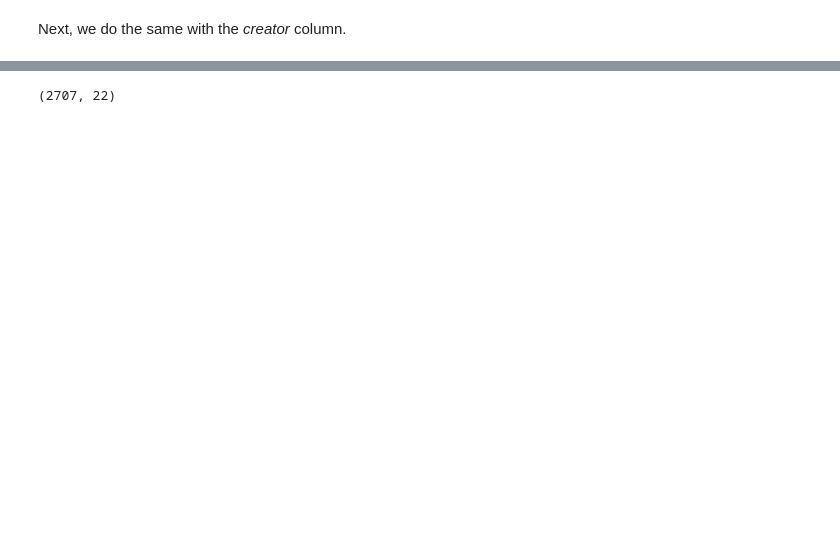
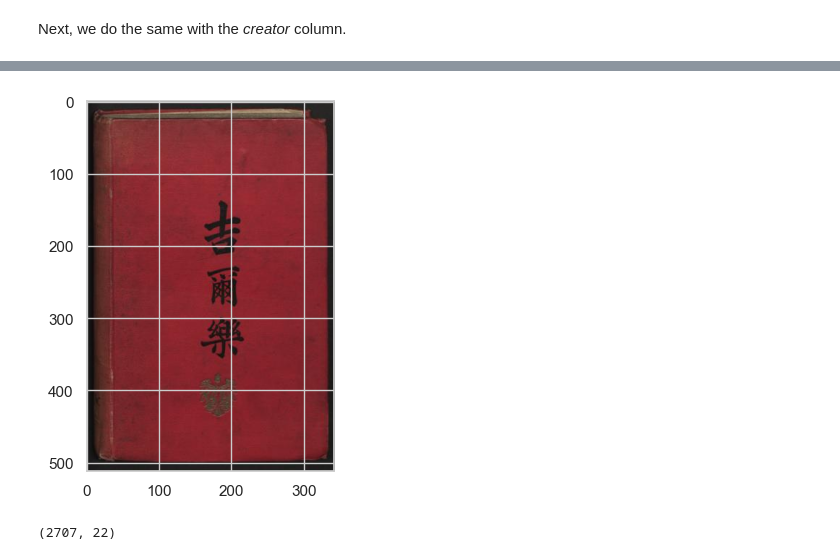
Before and after one commit to elektrobohemian/SBBrowse2018, a Jupyter notebook: DataProcessing.ipynb, the cells around one changed output, grey strips where cells are left out. Cells and saved outputs as stored; diff of their text form; code cells hidden in the pictures; blank space fills up the shorter version.

```diff
--- a/DataProcessing.ipynb
+++ b/DataProcessing.ipynb
@@ -2534,3 +2568,14 @@ df4[df4.PPN=="PPN57346250X"]
+# %%
+# get a sample title page
+d5=df4[df4.PPN=="PPN61012823X"]
+sampleTitlePage=d5['titleImage'].loc[d5.index[0]]
+
+# plot the image
+img = mpimg.imread(imageBasePath+sampleTitlePage)
+imgplot = plt.imshow(img)
+plt.show()
+# %% [output]
+[figure, added]
 # %%
 kjl='Kinder- und Jugendbücher'
 einbl='Einblattdrucke'
```
Also changed, not shown: parts of 66 cells of this notebook, 2 other files.
